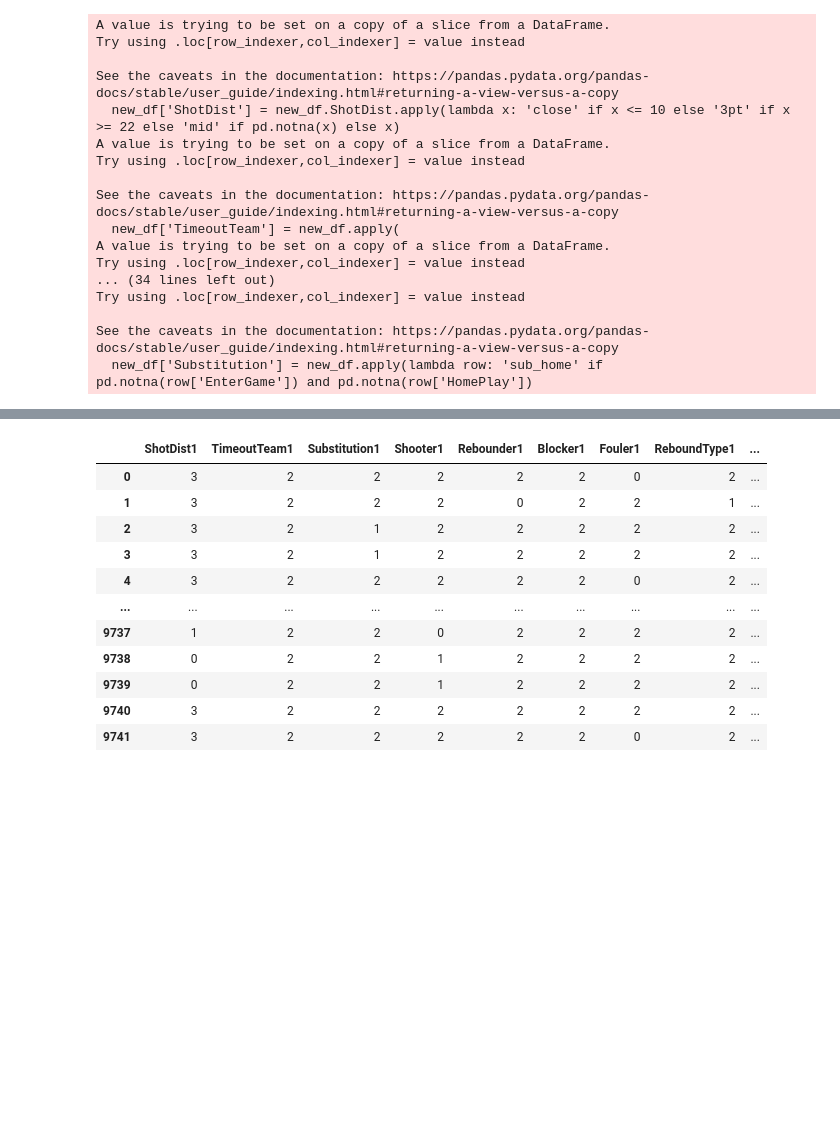
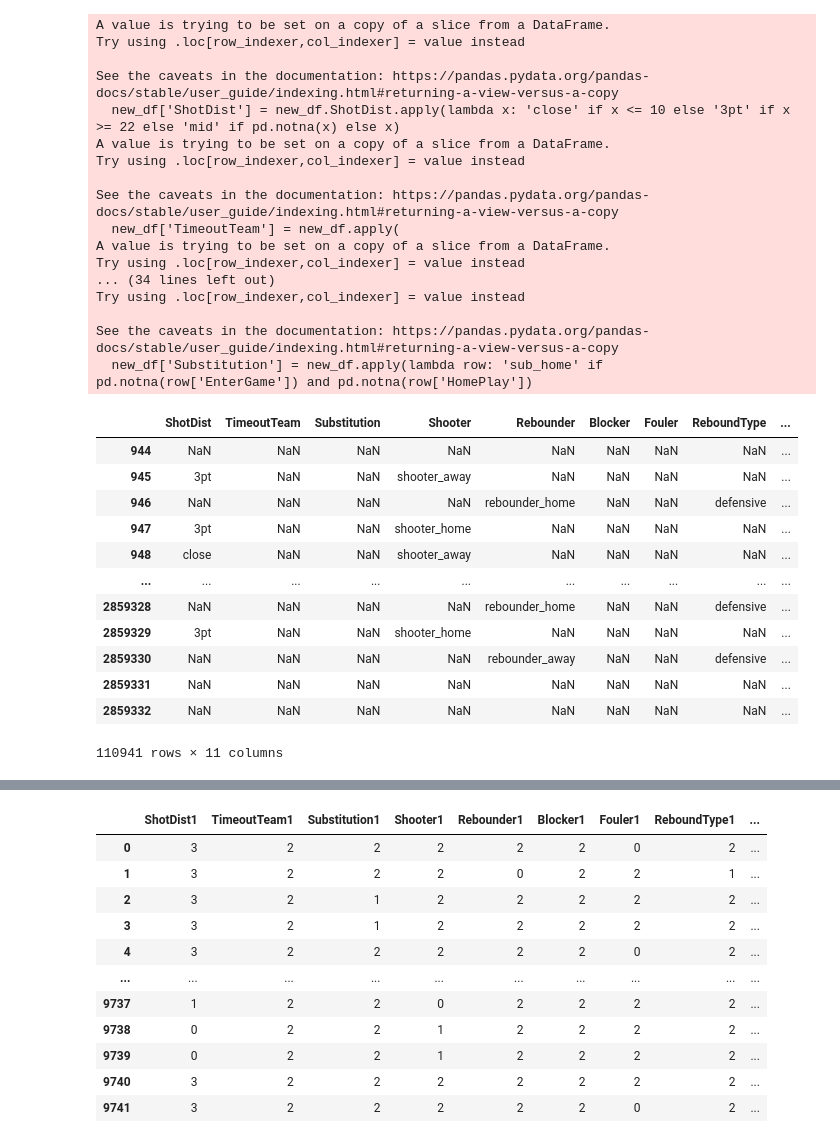
Before and after one commit to isevr/NBA_runs_prediction, a Jupyter notebook: new.ipynb, the cells around one changed output, grey strips where cells are left out. Saved outputs shown, nothing was run; the diff lists cells and outputs as text; code cells hidden in the pictures; blank space fills up the shorter version.

```diff
--- a/new.ipynb
+++ b/new.ipynb
@@ -162,3 +162,18 @@ all_runs.extend(home_runs)
 all_runs.extend(away_runs)
 # %%
 new_df = new_df[factors]
+new_df
+# %% [output]
+|  | ShotDist | TimeoutTeam | Substitution | Shooter | Rebounder | Blocker | Fouler | ReboundType | ... |
+| 944 | NaN | NaN | NaN | NaN | NaN | NaN | NaN | NaN | ... |
+| 945 | 3pt | NaN | NaN | shooter_away | NaN | NaN | NaN | NaN | ... |
+| 946 | NaN | NaN | NaN | NaN | rebounder_home | NaN | NaN | defensive | ... |
+| 947 | 3pt | NaN | NaN | shooter_home | NaN | NaN | NaN | NaN | ... |
+| 948 | close | NaN | NaN | shooter_away | NaN | NaN | NaN | NaN | ... |
+| ... | ... | ... | ... | ... | ... | ... | ... | ... | ... |
+| 2859328 | NaN | NaN | NaN | NaN | rebounder_home | NaN | NaN | defensive | ... |
+| 2859329 | 3pt | NaN | NaN | shooter_home | NaN | NaN | NaN | NaN | ... |
+| 2859330 | NaN | NaN | NaN | NaN | rebounder_away | NaN | NaN | defensive | ... |
+| 2859331 | NaN | NaN | NaN | NaN | NaN | NaN | NaN | NaN | ... |
+| 2859332 | NaN | NaN | NaN | NaN | NaN | NaN | NaN | NaN | ... |
+110941 rows × 11 columns
```
Also changed, not shown: parts of 12 cells of this notebook, 9 other files.
